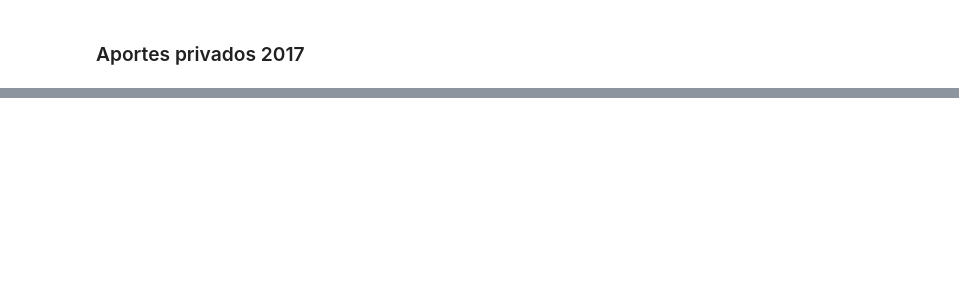
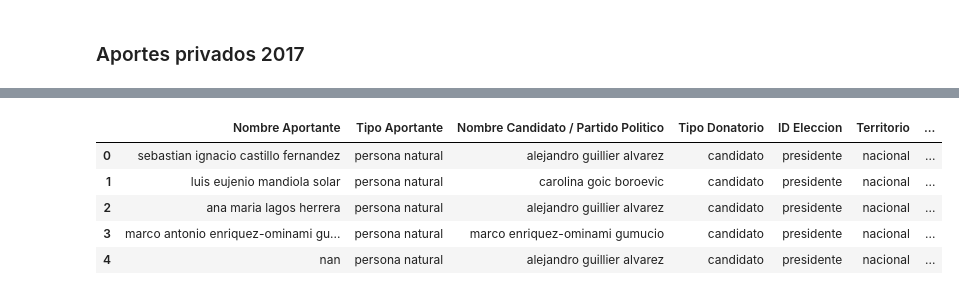
Before and after one commit to catalina-ramirez/T2-Sistemas-de-Informacion, a Jupyter notebook: limpieza-bdd.ipynb, the cells around one changed output, grey strips where cells are left out. Drawn from its saved outputs; the diff is of its cells as text; code cells hidden in the pictures; blank space fills up the shorter version.

```diff
--- a/limpieza-bdd.ipynb
+++ b/limpieza-bdd.ipynb
@@ -454,0 +479,43 @@ store_df(new_publicos, "clean/Aportes_publicos_anual.csv")
+# %%
+# ID de tabla se genera al poblar DB
+new_privados = pd.DataFrame(columns={
+    'Nombre Aportante': pd.Series(dtype=str),
+    'Tipo Aportante': pd.Series(dtype=str),
+    'Nombre Candidato / Partido Politico': pd.Series(dtype=str),
+    'Tipo Donatorio': pd.Series(dtype=str),
+    'ID Eleccion': pd.Series(dtype=str),
+    'Territorio': pd.Series(dtype=str),
+    'ID Partido': pd.Series(dtype=str),
+    'Partido': pd.Series(dtype=str),
+    'Tipo Aporte': pd.Series(dtype=str),
+    'Fecha de Transferencia': pd.Series(dtype=float),
+    'Monto': pd.Series(dtype=int)
+})
+
+def fill_privados(new, old):
+    new['Nombre Aportante'] = old['Nombre Aportante'].astype(str).apply(modify_string)
+    new['Tipo Aportante'] = old['Tipo Aportante'].astype(str).apply(modify_string)
+    new['Nombre Candidato / Partido Politico'] = old['Nombre Candidato / Partido Politico'].astype(str).apply(modify_string)
+    new['Tipo Donatorio'] = old['Tipo Donatorio'].astype(str).apply(modify_string)
+    new['ID Eleccion'] = old['ID Eleccion'].astype(str).apply(modify_string)
+    new['Territorio'] = old['Territorio'].astype(str).apply(modify_string)
+    new['Partido'] = old['Partido'].astype(str).apply(modify_string)
+    new['Tipo Aporte'] = old['Tipo Aporte'].astype(str).apply(modify_string)
+    new['Fecha de Transferencia'] = pd.to_datetime(old['Fecha de Transferencia'])
+    new['Monto'] = old['Monto'].astype(int)
+
+    # elimino duplicados
+    new = new.drop_duplicates()
+    return new
+
+
+new_privados = fill_privados(new_privados, df_privados)
+
+new_privados.head()
+# %% [output]
+|  | Nombre Aportante | Tipo Aportante | Nombre Candidato / Partido Politico | Tipo Donatorio | ID Eleccion | Territorio | ... |
+| 0 | sebastian ignacio castillo fernandez | persona natural | alejandro guillier alvarez | candidato | presidente | nacional | ... |
+| 1 | luis eujenio mandiola solar | persona natural | carolina goic boroevic | candidato | presidente | nacional | ... |
+| 2 | ana maria lagos herrera | persona natural | alejandro guillier alvarez | candidato | presidente | nacional | ... |
+| 3 | marco antonio enriquez-ominami gu... | persona natural | marco enriquez-ominami gumucio | candidato | presidente | nacional | ... |
+| 4 | nan | persona natural | alejandro guillier alvarez | candidato | presidente | nacional | ... |
```
Also changed, not shown: parts of 35 cells of this notebook, 1 other file.
